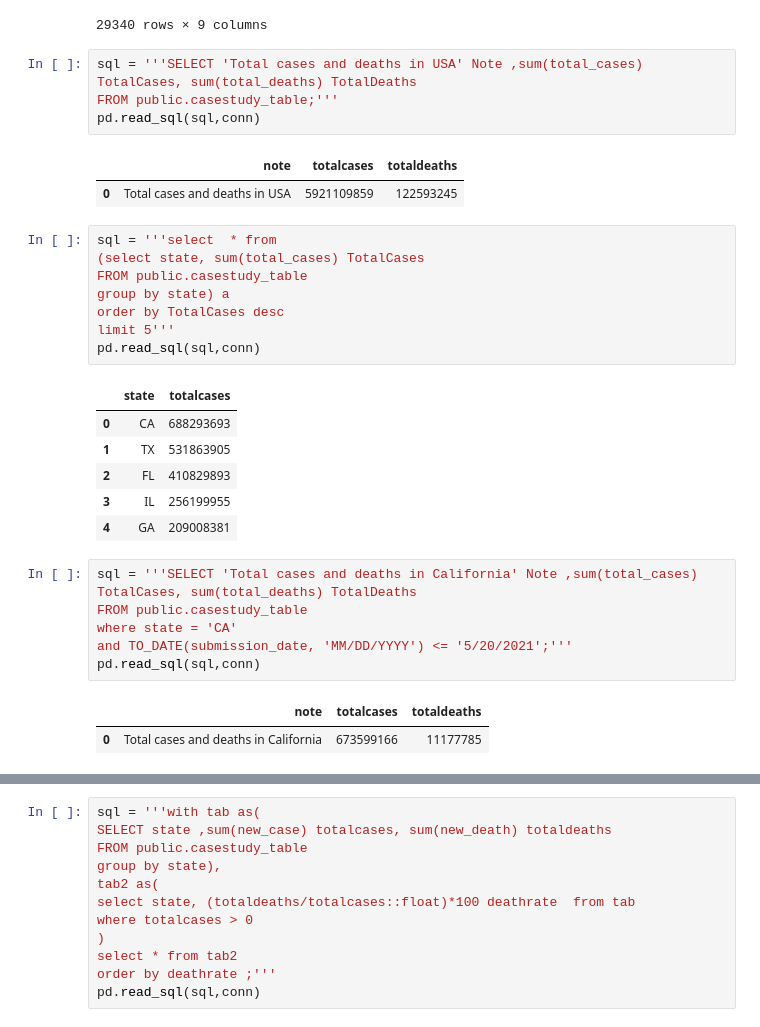
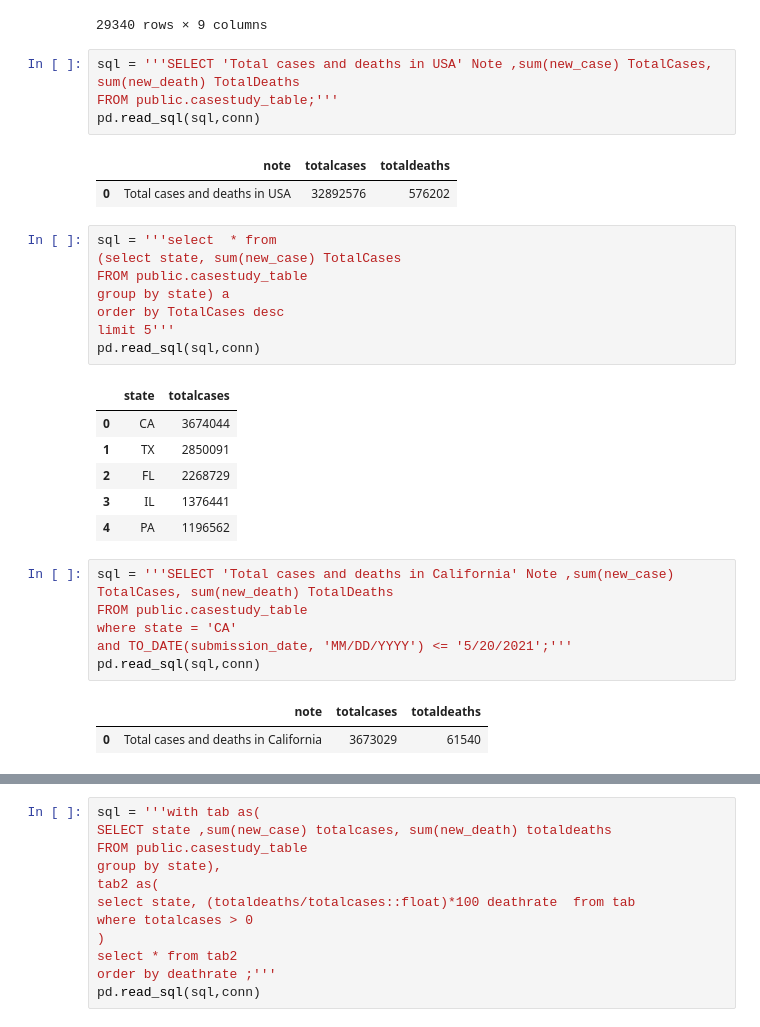
Before and after one commit to SriniPamujula/Python, a Jupyter notebook: CaseStudy_2.ipynb, the cells around one changed output, grey strips where cells are left out. Saved outputs shown, nothing was run; the diff lists cells and outputs as text.

```diff
--- a/CaseStudy_2.ipynb
+++ b/CaseStudy_2.ipynb
@@ -133,36 +133,36 @@ pd.read_sql(sql,conn)
 | 29339 | 5/24/2021 | WY | 59797 | 47 | 713 | 0 | MEDIUM | ... |
 29340 rows × 9 columns
 # %%
-sql = '''SELECT 'Total cases and deaths in USA' Note ,sum(total_cases) TotalCases, sum(total_deaths) TotalDeaths
+sql = '''SELECT 'Total cases and deaths in USA' Note ,sum(new_case) TotalCases, sum(new_death) TotalDeaths
 FROM public.casestudy_table;'''
 pd.read_sql(sql,conn)
 # %% [output]
 |  | note | totalcases | totaldeaths |
-| 0 | Total cases and deaths in USA | 5921109859 | 122593245 |
+| 0 | Total cases and deaths in USA | 32892576 | 576202 |
 # %%
 sql = '''select  * from
-(select state, sum(total_cases) TotalCases
+(select state, sum(new_case) TotalCases
 FROM public.casestudy_table
 group by state) a
 order by TotalCases desc
 limit 5'''
 pd.read_sql(sql,conn)
 # %% [output]
 |  | state | totalcases |
-| 0 | CA | 688293693 |
-| 1 | TX | 531863905 |
-| 2 | FL | 410829893 |
-| 3 | IL | 256199955 |
-| 4 | GA | 209008381 |
+| 0 | CA | 3674044 |
+| 1 | TX | 2850091 |
+| 2 | FL | 2268729 |
+| 3 | IL | 1376441 |
+| 4 | PA | 1196562 |
 # %%
-sql = '''SELECT 'Total cases and deaths in California' Note ,sum(total_cases) TotalCases, sum(total_deaths) TotalDeaths
+sql = '''SELECT 'Total cases and deaths in California' Note ,sum(new_case) TotalCases, sum(new_death) TotalDeaths
 FROM public.casestudy_table
 where state = 'CA'
 and TO_DATE(submission_date, 'MM/DD/YYYY') <= '5/20/2021';'''
 pd.read_sql(sql,conn)
 # %% [output]
 |  | note | totalcases | totaldeaths |
-| 0 | Total cases and deaths in California | 673599166 | 11177785 |
+| 0 | Total cases and deaths in California | 3673029 | 61540 |
 # %%
 sql = '''WITH tab AS (
 SELECT submission_date , state, total_cases, new_case, (new_case/total_cases::float)*100 PercentNewCases
```
Also changed, not shown: parts of 1 cell of this notebook.
